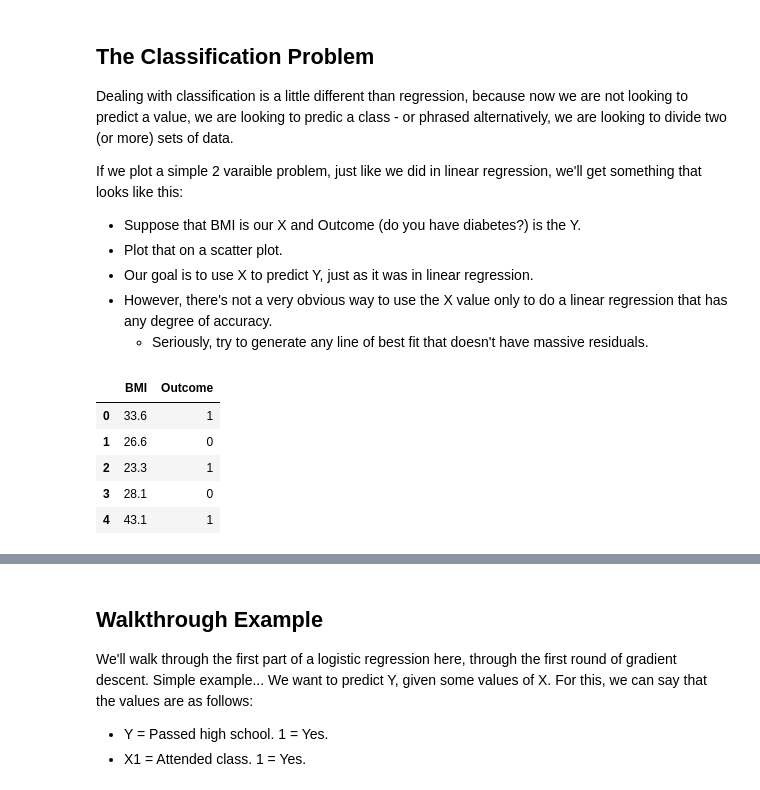
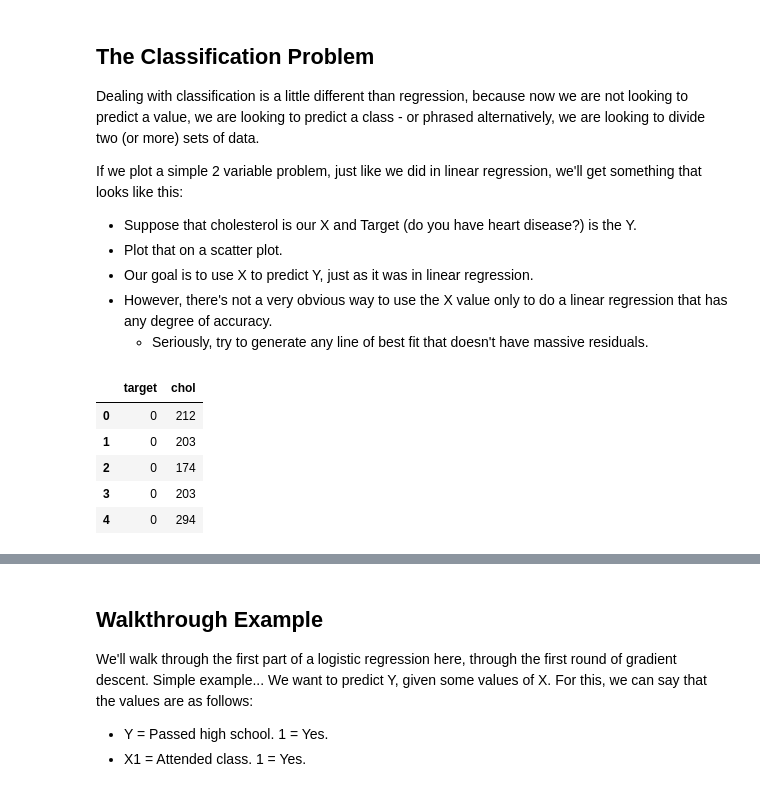
Before and after one commit to michaeljharris/Intro_to_Machine_Learning_Student_Workbooks, a Jupyter notebook: stats_workbooks/025_Logistic_Reg_sol.ipynb, the cells around one changed output, grey strips where cells are left out. Saved outputs shown, nothing was run; the diff lists cells and outputs as text; code cells hidden in the pictures.

```diff
--- a/stats_workbooks/025_Logistic_Reg_sol.ipynb
+++ b/stats_workbooks/025_Logistic_Reg_sol.ipynb
@@ -21,11 +21,11 @@ One thing that we can think of to get started is how to visualize a one feature
 # %% [markdown]
 ## The Classification Problem
 
-Dealing with classification is a little different than regression, because now we are not looking to predict a value, we are looking to predic a class - or phrased alternatively, we are looking to divide two (or more) sets of data.
+Dealing with classification is a little different than regression, because now we are not looking to predict a value, we are looking to predict a class - or phrased alternatively, we are looking to divide two (or more) sets of data.
 
-If we plot a simple 2 varaible problem, just like we did in linear regression, we'll get something that looks like this:
+If we plot a simple 2 variable problem, just like we did in linear regression, we'll get something that looks like this:
 <ul>
-<li> Suppose that BMI is our X and Outcome (do you have diabetes?) is the Y.
+<li> Suppose that cholesterol is our X and Target (do you have heart disease?) is the Y.
 <li> Plot that on a scatter plot.
 <li> Our goal is to use X to predict Y, just as it was in linear regression.
 <li> However, there's not a very obvious way to use the X value only to do a linear regression that has any degree of accuracy.
@@ -34,13 +34,14 @@ If we plot a simple 2 varaible problem, just like we did in linear regression, w
     </ul>
 </ul>
 # %%
-df = pd.read_csv("data/diabetes.csv")
-df = df[["BMI","Outcome"]]
+#Load some data. We'll use this in a bit.
+df = pd.read_csv("data/heart.csv")
+df = df[["target", "chol"]]
 df.head()
 # %% [output]
-|  | BMI | Outcome |
-| 0 | 33.6 | 1 |
-| 1 | 26.6 | 0 |
-| 2 | 23.3 | 1 |
-| 3 | 28.1 | 0 |
-| 4 | 43.1 | 1 |
+|  | target | chol |
+| 0 | 0 | 212 |
+| 1 | 0 | 203 |
+| 2 | 0 | 174 |
+| 3 | 0 | 203 |
+| 4 | 0 | 294 |
```
Also changed, not shown: parts of 22 cells of this notebook, 2 other files.
